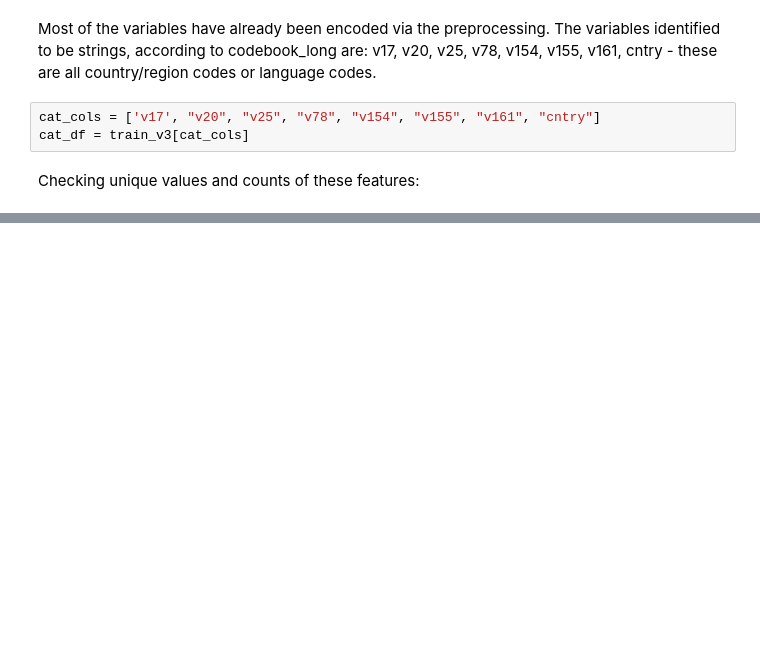
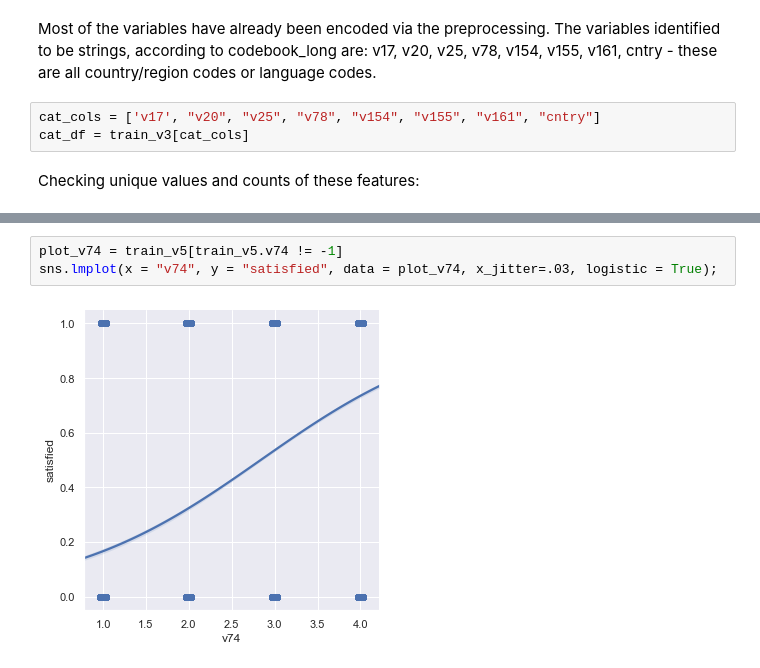
Before and after one commit to sabrina-tan/stat441-W20-project, a Jupyter notebook: 02-exploratory/EDA-Sabrina.ipynb, the cells around one changed output, grey strips where cells are left out. Saved outputs shown, nothing was run; the diff lists cells and outputs as text; blank space fills up the shorter version.

```diff
--- a/02-exploratory/EDA-Sabrina.ipynb
+++ b/02-exploratory/EDA-Sabrina.ipynb
@@ -247,0 +381,5 @@ train_v4 = train_v3.drop(4483)
+# %%
+plot_v74 = train_v5[train_v5.v74 != -1]
+sns.lmplot(x = "v74", y = "satisfied", data = plot_v74, x_jitter=.03, logistic = True);
+# %% [output]
+[figure, added]
```
Also changed, not shown: parts of 38 cells of this notebook.
